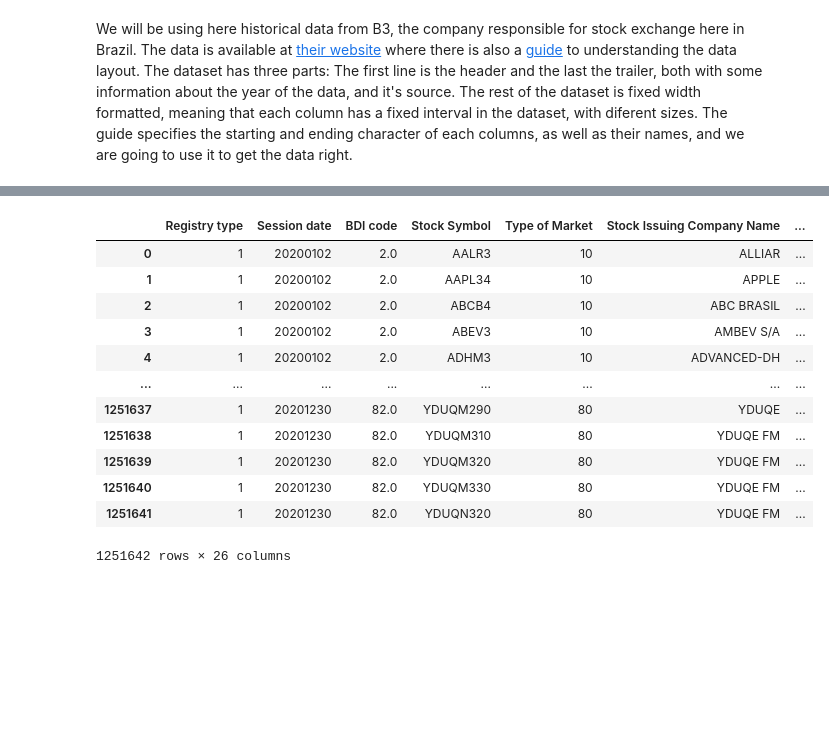
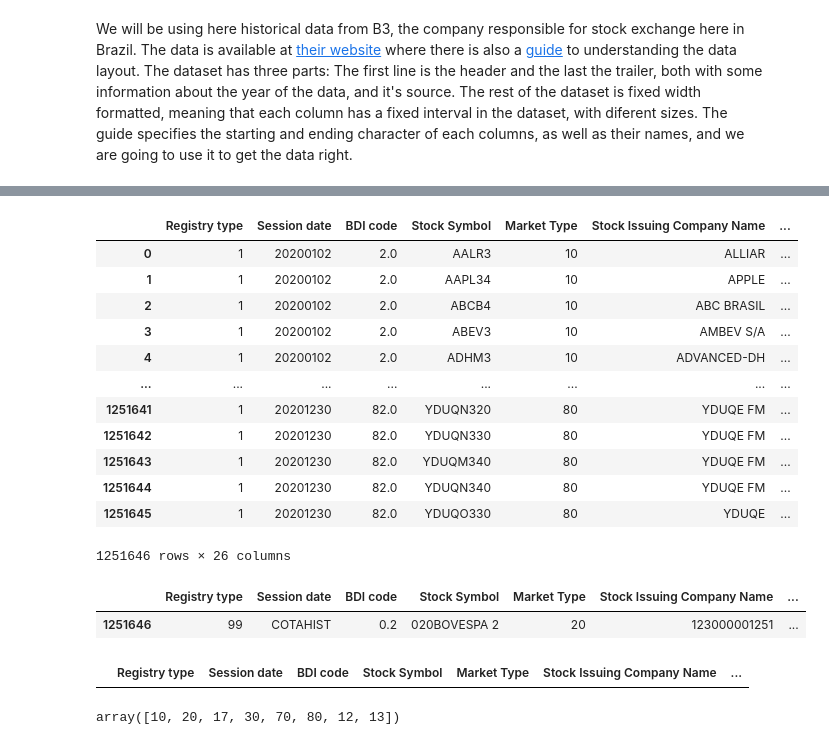
Before and after one commit to rodrigossilveira/DS_projects, a Jupyter notebook: Stocks_independence_by_itemset_mining.ipynb, the cells around one changed output, grey strips where cells are left out. Drawn from its saved outputs; the diff is of its cells as text; code cells hidden in the pictures; blank space fills up the shorter version.

```diff
--- a/Stocks_independence_by_itemset_mining.ipynb
+++ b/Stocks_independence_by_itemset_mining.ipynb
@@ -33,34 +45,55 @@ stocks_results.head(-5)
 # %%
 #Here we add the column names according to the data guide
 column_names = ['Registry type', 'Session date','BDI code','Stock Symbol',
-               'Type of Market',  'Stock Issuing Company Name',
+               'Market Type',  'Stock Issuing Company Name',
                 'Stock Specification', 'Prazo',  'Currency used',
                 'Openning price', 'Maximum price', 'Minimal Price','Mean price',
                 'Last exchange price', 'Best buying offer', 'Best selling offer',
                 'Number of transactions', 'Number of stocks exchanged',
                 'Volume of stocks exchanged', 'Price for options market',
                 'Price correction indicator', 'Due date', 'Quotation Factor',
                 'Options price in points', 'Internal stock code',
                 'Stock Distribuiton number']
 stocks_results.columns = column_names
 
 #Some columns came without the decimal separator, so we need to divide them by 100
 decimal_columns = ['Openning price', 'Maximum price', 'Minimal Price',
                    'Mean price','Last exchange price', 'Best buying offer',
                    'Best selling offer','Volume of stocks exchanged',
                    'Price for options market']
-stocks_results.head(-5)
+#Executing the division
+for col in decimal_columns:
+  stocks_results[col] = [i/100 for i in stocks_results[col]]
+
+stocks_results.head(-1)
 # %% [output]
-|  | Registry type | Session date | BDI code | Stock Symbol | Type of Market | Stock Issuing Company Name | ... |
+|  | Registry type | Session date | BDI code | Stock Symbol | Market Type | Stock Issuing Company Name | ... |
 | 0 | 1 | 20200102 | 2.0 | AALR3 | 10 | ALLIAR | ... |
 | 1 | 1 | 20200102 | 2.0 | AAPL34 | 10 | APPLE | ... |
 | 2 | 1 | 20200102 | 2.0 | ABCB4 | 10 | ABC BRASIL | ... |
 | 3 | 1 | 20200102 | 2.0 | ABEV3 | 10 | AMBEV S/A | ... |
 | 4 | 1 | 20200102 | 2.0 | ADHM3 | 10 | ADVANCED-DH | ... |
 | ... | ... | ... | ... | ... | ... | ... | ... |
-| 1251637 | 1 | 20201230 | 82.0 | YDUQM290 | 80 | YDUQE | ... |
-| 1251638 | 1 | 20201230 | 82.0 | YDUQM310 | 80 | YDUQE FM | ... |
-| 1251639 | 1 | 20201230 | 82.0 | YDUQM320 | 80 | YDUQE FM | ... |
-| 1251640 | 1 | 20201230 | 82.0 | YDUQM330 | 80 | YDUQE FM | ... |
 | 1251641 | 1 | 20201230 | 82.0 | YDUQN320 | 80 | YDUQE FM | ... |
+| 1251642 | 1 | 20201230 | 82.0 | YDUQN330 | 80 | YDUQE FM | ... |
+| 1251643 | 1 | 20201230 | 82.0 | YDUQM340 | 80 | YDUQE FM | ... |
+| 1251644 | 1 | 20201230 | 82.0 | YDUQN340 | 80 | YDUQE FM | ... |
+| 1251645 | 1 | 20201230 | 82.0 | YDUQO330 | 80 | YDUQE | ... |
-1251642 rows × 26 columns
+1251646 rows × 26 columns
+# %%
+stocks_results[stocks_results['Session date'] == 'COTAHIST']
+# %% [output]
+|  | Registry type | Session date | BDI code | Stock Symbol | Market Type | Stock Issuing Company Name | ... |
+| 1251646 | 99 | COTAHIST | 0.2 | 020BOVESPA 2 | 20 | 123000001251 | ... |
+# %%
+stocks_results = stocks_results.drop( index = 1251646, axis = 0 )
+stocks_results[stocks_results['Session date'] == 'COTAHIST']
+# %% [output]
+|  | Registry type | Session date | BDI code | Stock Symbol | Market Type | Stock Issuing Company Name | ... |
+# %%
+#We can see many different market types, some of them being them '10' for the
+#spot market and '70' and '80' for buy and sell options market respein that order
+#here we are going to work just with spot market prices
+stocks_results['Market Type'].unique()
+# %% [output]
+array([10, 20, 17, 30, 70, 80, 12, 13])
```
Also changed, not shown: parts of 36 cells of this notebook.
